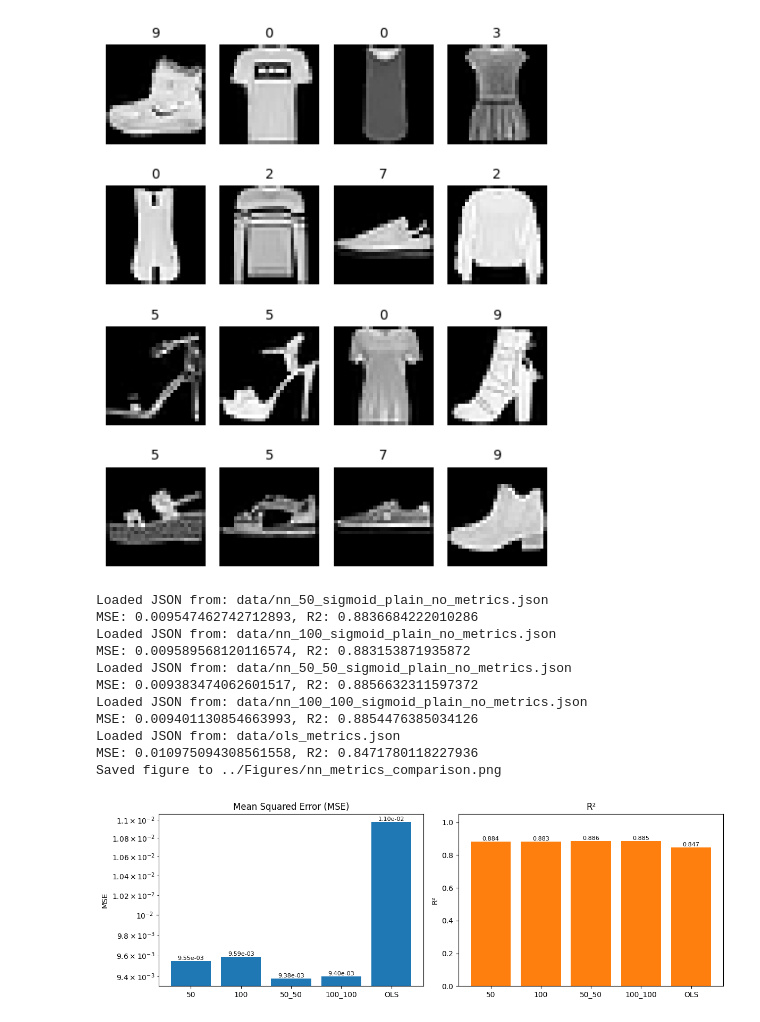
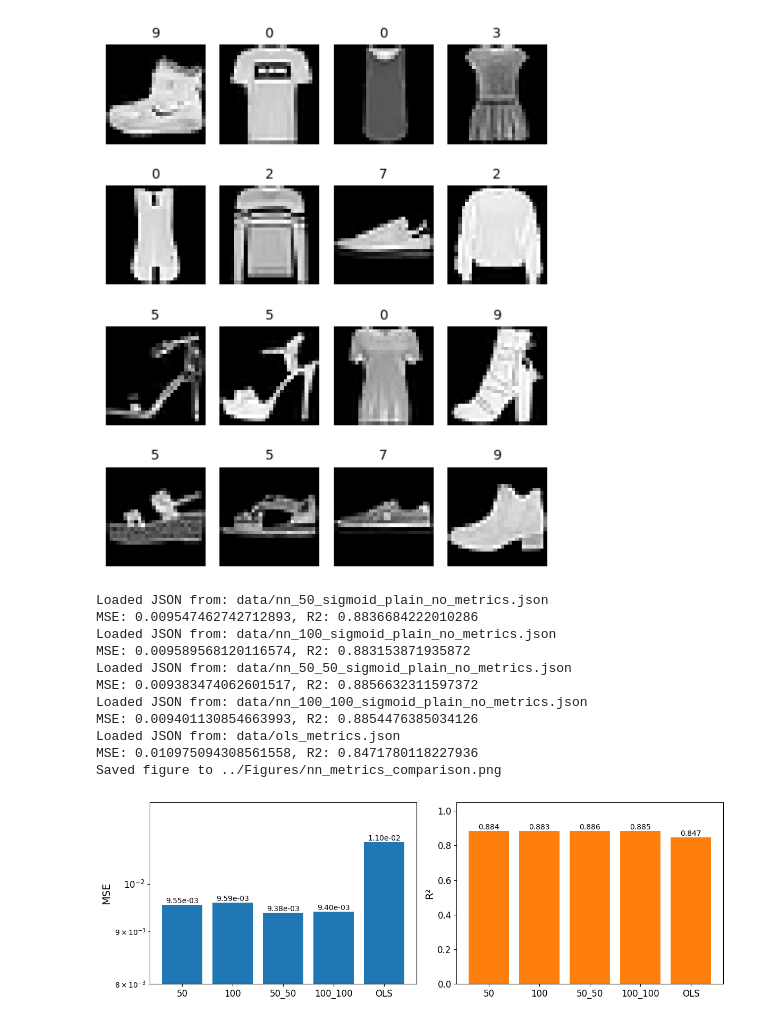
Before and after one commit to m-nader/FYS-STK4155-group14, a Jupyter notebook: project_2/Code/figures.ipynb, the cells around one changed output. Cells and saved outputs as stored; diff of their text form; code cells hidden in the pictures.

```diff
--- a/project_2/Code/figures.ipynb
+++ b/project_2/Code/figures.ipynb
@@ -136,41 +136,46 @@ fig, axes = plt.subplots(1, 2, figsize=(12, 4))
 # MSE (log scale to make small differences visible)
 ax = axes[0]
 bars = ax.bar(labels, mse_vals, color='C0')
-ax.set_title('Mean Squared Error (MSE)')
-ax.set_ylabel('MSE')
+ax.set_ylabel('MSE', fontsize=14)
+ax.tick_params(axis='both', which='major', labelsize=12)
+for lbl in ax.get_xticklabels():
+    lbl.set_fontsize(12)
 ax.set_yscale('log')
+ax.set_ylim(8e-3, 1.2e-2)
 for bar, val in zip(bars, mse_vals):
     if not np.isnan(val):
         ax.text(bar.get_x() + bar.get_width() / 2, bar.get_height(), f'{val:.2e}',
-                ha='center', va='bottom', fontsize=8)
+                ha='center', va='bottom', fontsize=10)
 
 # R2
 ax = axes[1]
 bars = ax.bar(labels, r2_vals, color='C1')
-ax.set_title('R²')
-ax.set_ylabel('R²')
+ax.set_ylabel('R²', fontsize=14)
+ax.tick_params(axis='both', which='major', labelsize=12)
+for lbl in ax.get_xticklabels():
+    lbl.set_fontsize(12)
 ax.set_ylim(0, 1.05)
 for bar, val in zip(bars, r2_vals):
     if not np.isnan(val):
         ax.text(bar.get_x() + bar.get_width() / 2, bar.get_height(), f'{val:.3f}',
-                ha='center', va='bottom', fontsize=8)
+            ha='center', va='bottom', fontsize=10)
 
 plt.tight_layout()
 os.makedirs('../Figures', exist_ok=True)
 outpath = os.path.join('..', 'Figures', 'nn_metrics_comparison.png')
 plt.savefig(outpath, dpi=300, bbox_inches='tight', facecolor='white')
 print("Saved figure to", outpath)
 plt.show()
 # %% [output]
 Loaded JSON from: data/nn_50_sigmoid_plain_no_metrics.json
 MSE: 0.009547462742712893, R2: 0.8836684222010286
 Loaded JSON from: data/nn_100_sigmoid_plain_no_metrics.json
 MSE: 0.009589568120116574, R2: 0.883153871935872
 Loaded JSON from: data/nn_50_50_sigmoid_plain_no_metrics.json
 MSE: 0.009383474062601517, R2: 0.8856632311597372
 Loaded JSON from: data/nn_100_100_sigmoid_plain_no_metrics.json
 MSE: 0.009401130854663993, R2: 0.8854476385034126
 Loaded JSON from: data/ols_metrics.json
 MSE: 0.010975094308561558, R2: 0.8471780118227936
 Saved figure to ../Figures/nn_metrics_comparison.png
-[figure, old version]
+[figure, new version]
```
Also changed, not shown: parts of 2 cells of this notebook, 45 other files.
